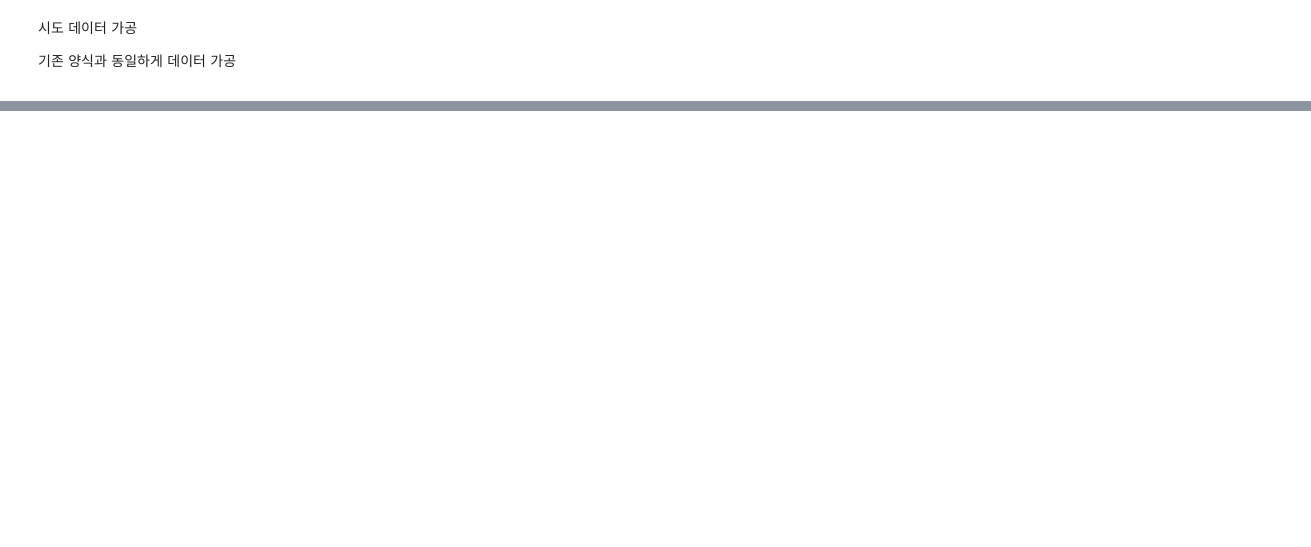
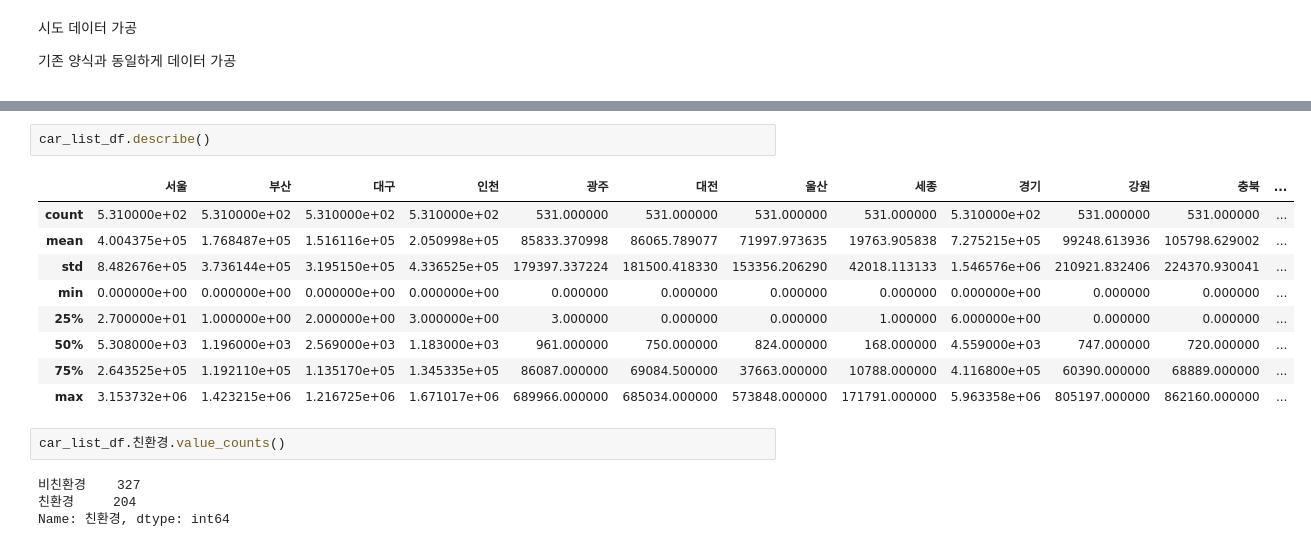
Before and after one commit to KernelTrek/ai_challenge, a Jupyter notebook: 1. 자동차_등록자료통계_전처리.ipynb, the cells around one changed output, grey strips where cells are left out. Cells and saved outputs as stored; diff of their text form; blank space fills up the shorter version.

```diff
--- a/1. 자동차_등록자료통계_전처리.ipynb
+++ b/1. 자동차_등록자료통계_전처리.ipynb
@@ -587,0 +706,18 @@ print(tmp)
+# %%
+car_list_df.describe()
+# %% [output]
+|  | 서울 | 부산 | 대구 | 인천 | 광주 | 대전 | 울산 | 세종 | 경기 | 강원 | 충북 | ... |
+| count | 5.310000e+02 | 5.310000e+02 | 5.310000e+02 | 5.310000e+02 | 531.000000 | 531.000000 | 531.000000 | 531.000000 | 5.310000e+02 | 531.000000 | 531.000000 | ... |
+| mean | 4.004375e+05 | 1.768487e+05 | 1.516116e+05 | 2.050998e+05 | 85833.370998 | 86065.789077 | 71997.973635 | 19763.905838 | 7.275215e+05 | 99248.613936 | 105798.629002 | ... |
+| std | 8.482676e+05 | 3.736144e+05 | 3.195150e+05 | 4.336525e+05 | 179397.337224 | 181500.418330 | 153356.206290 | 42018.113133 | 1.546576e+06 | 210921.832406 | 224370.930041 | ... |
+| min | 0.000000e+00 | 0.000000e+00 | 0.000000e+00 | 0.000000e+00 | 0.000000 | 0.000000 | 0.000000 | 0.000000 | 0.000000e+00 | 0.000000 | 0.000000 | ... |
+| 25% | 2.700000e+01 | 1.000000e+00 | 2.000000e+00 | 3.000000e+00 | 3.000000 | 0.000000 | 0.000000 | 1.000000 | 6.000000e+00 | 0.000000 | 0.000000 | ... |
+| 50% | 5.308000e+03 | 1.196000e+03 | 2.569000e+03 | 1.183000e+03 | 961.000000 | 750.000000 | 824.000000 | 168.000000 | 4.559000e+03 | 747.000000 | 720.000000 | ... |
+| 75% | 2.643525e+05 | 1.192110e+05 | 1.135170e+05 | 1.345335e+05 | 86087.000000 | 69084.500000 | 37663.000000 | 10788.000000 | 4.116800e+05 | 60390.000000 | 68889.000000 | ... |
+| max | 3.153732e+06 | 1.423215e+06 | 1.216725e+06 | 1.671017e+06 | 689966.000000 | 685034.000000 | 573848.000000 | 171791.000000 | 5.963358e+06 | 805197.000000 | 862160.000000 | ... |
+# %%
+car_list_df.친환경.value_counts()
+# %% [output]
+비친환경    327
+친환경     204
+Name: 친환경, dtype: int64
```
Also changed, not shown: parts of 30 cells of this notebook.
